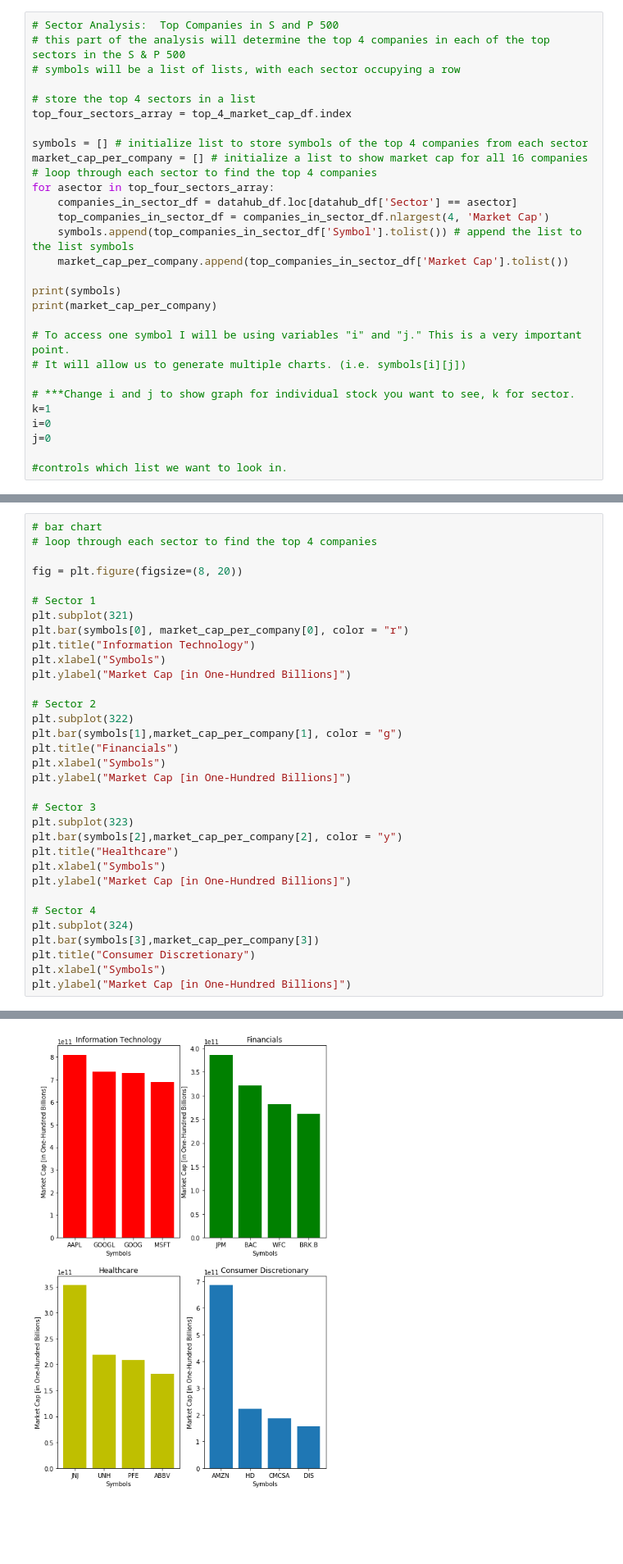
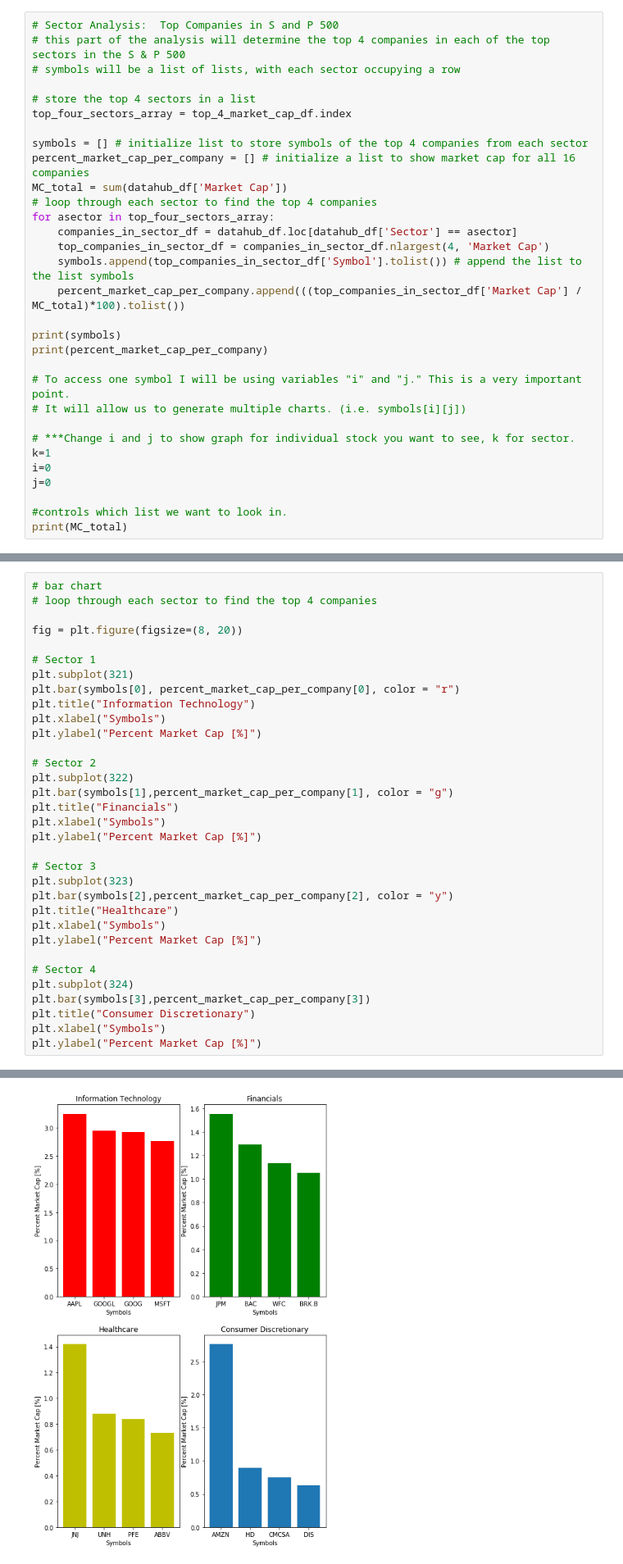
Before and after one commit to wissemeddine/data_wizards, a Jupyter notebook: Historical S and P 500 Stock Analysis.ipynb, the cells around one changed output, grey strips where cells are left out. Shown at 82% size. Cells and saved outputs as stored; diff of their text form; blank space fills up the shorter version.

```diff
--- a/Historical S and P 500 Stock Analysis.ipynb
+++ b/Historical S and P 500 Stock Analysis.ipynb
@@ -78,16 +78,17 @@ Text(0.5, 1.0, 'S&P 500 Market Cap')
 top_four_sectors_array = top_4_market_cap_df.index
 
 symbols = [] # initialize list to store symbols of the top 4 companies from each sector
-market_cap_per_company = [] # initialize a list to show market cap for all 16 companies
+percent_market_cap_per_company = [] # initialize a list to show market cap for all 16 companies
+MC_total = sum(datahub_df['Market Cap'])
 # loop through each sector to find the top 4 companies
 for asector in top_four_sectors_array:
     companies_in_sector_df = datahub_df.loc[datahub_df['Sector'] == asector]
     top_companies_in_sector_df = companies_in_sector_df.nlargest(4, 'Market Cap')
     symbols.append(top_companies_in_sector_df['Symbol'].tolist()) # append the list to the list symbols
-    market_cap_per_company.append(top_companies_in_sector_df['Market Cap'].tolist())
+    percent_market_cap_per_company.append(((top_companies_in_sector_df['Market Cap'] / MC_total)*100).tolist())
 
 print(symbols)
-print(market_cap_per_company)
+print(percent_market_cap_per_company)
 
 # To access one symbol I will be using variables "i" and "j." This is a very important point.
 # It will allow us to generate multiple charts. (i.e. symbols[i][j])
@@ -98,5 +99,6 @@ i=0
 j=0
 
 #controls which list we want to look in.
+print(MC_total)
 # %% [output]
 [['AAPL', 'GOOGL', 'GOOG', 'MSFT'], ['JPM', 'BAC', 'WFC', 'BRK.B'], ['JNJ', 'UNH', 'PFE', 'ABBV'], ['AMZN', 'HD', 'CMCSA', 'DIS']]
@@ -109,29 +134,29 @@ fig = plt.figure(figsize=(8, 20))
 
 # Sector 1
 plt.subplot(321)
-plt.bar(symbols[0], market_cap_per_company[0], color = "r")
+plt.bar(symbols[0], percent_market_cap_per_company[0], color = "r")
 plt.title("Information Technology")
 plt.xlabel("Symbols")
-plt.ylabel("Market Cap [in One-Hundred Billions]")
+plt.ylabel("Percent Market Cap [%]")
 
 # Sector 2
 plt.subplot(322)
-plt.bar(symbols[1],market_cap_per_company[1], color = "g")
+plt.bar(symbols[1],percent_market_cap_per_company[1], color = "g")
 plt.title("Financials")
 plt.xlabel("Symbols")
-plt.ylabel("Market Cap [in One-Hundred Billions]")
+plt.ylabel("Percent Market Cap [%]")
 
 # Sector 3
 plt.subplot(323)
-plt.bar(symbols[2],market_cap_per_company[2], color = "y")
+plt.bar(symbols[2],percent_market_cap_per_company[2], color = "y")
 plt.title("Healthcare")
 plt.xlabel("Symbols")
-plt.ylabel("Market Cap [in One-Hundred Billions]")
+plt.ylabel("Percent Market Cap [%]")
 
 # Sector 4
 plt.subplot(324)
-plt.bar(symbols[3],market_cap_per_company[3])
+plt.bar(symbols[3],percent_market_cap_per_company[3])
 plt.title("Consumer Discretionary")
 plt.xlabel("Symbols")
-plt.ylabel("Market Cap [in One-Hundred Billions]")
+plt.ylabel("Percent Market Cap [%]")
 # %% [output]
@@ -139,4 +164,4 @@ Text(0, 0.5, 'Market Cap [in One-Hundred Billions]')
-[figure, old version]
+[figure, new version]
 # %%
 # ALPHA VANTAGE API SCRAPING
 
```
Also changed, not shown: parts of 7 cells of this notebook.
